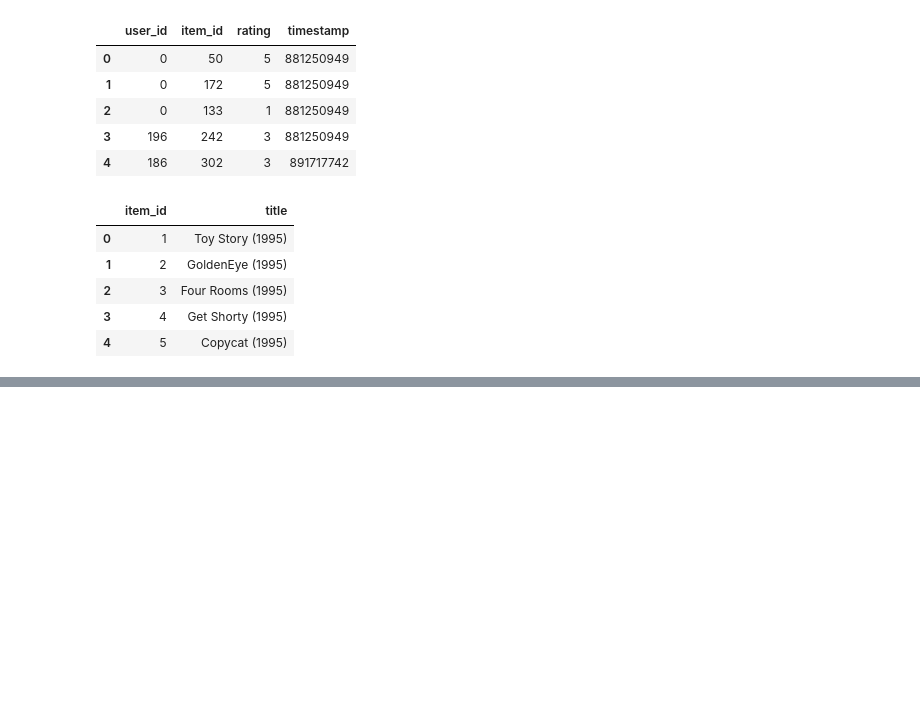
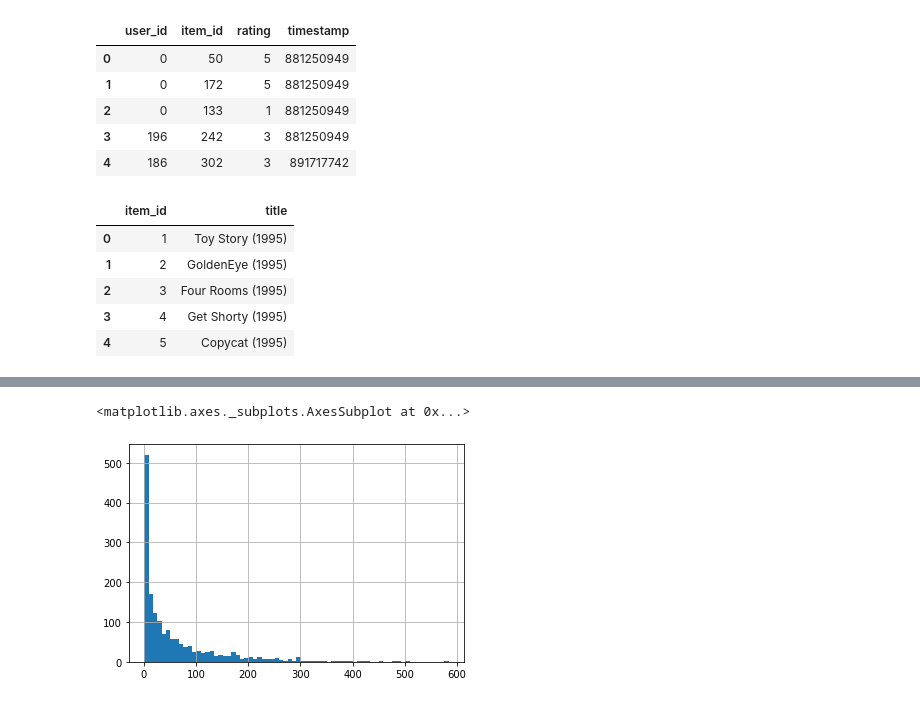
Before and after one commit to vanandjiwala/datascince_projects, a Jupyter notebook: Movie Recommender System.ipynb, the cells around one changed output, grey strips where cells are left out. Cells and saved outputs as stored; diff of their text form; code cells hidden in the pictures; blank space fills up the shorter version.

Commit message:
Similarity based Movie Recommender System

```diff
--- a/Movie Recommender System.ipynb
+++ b/Movie Recommender System.ipynb
@@ -29,0 +32,2 @@ movie_titles.head()
+# %%
+df = pd.merge(df,movie_titles,on='item_id')
@@ -29,0 +63,2 @@ movie_titles.head()
+# %%
+ratings_df = pd.DataFrame(df.groupby('title')['rating'].mean())
@@ -29,0 +75,2 @@ movie_titles.head()
+# %%
+ratings_df['num of ratings'] = pd.DataFrame(df.groupby('title')['rating'].count())
@@ -29,0 +87,5 @@ movie_titles.head()
+# %%
+ratings_df['num of ratings'].hist(bins=70)
+# %% [output]
+<matplotlib.axes._subplots.AxesSubplot at 0x...>
+[figure, added]
```
Also changed, not shown: parts of 32 cells of this notebook.
